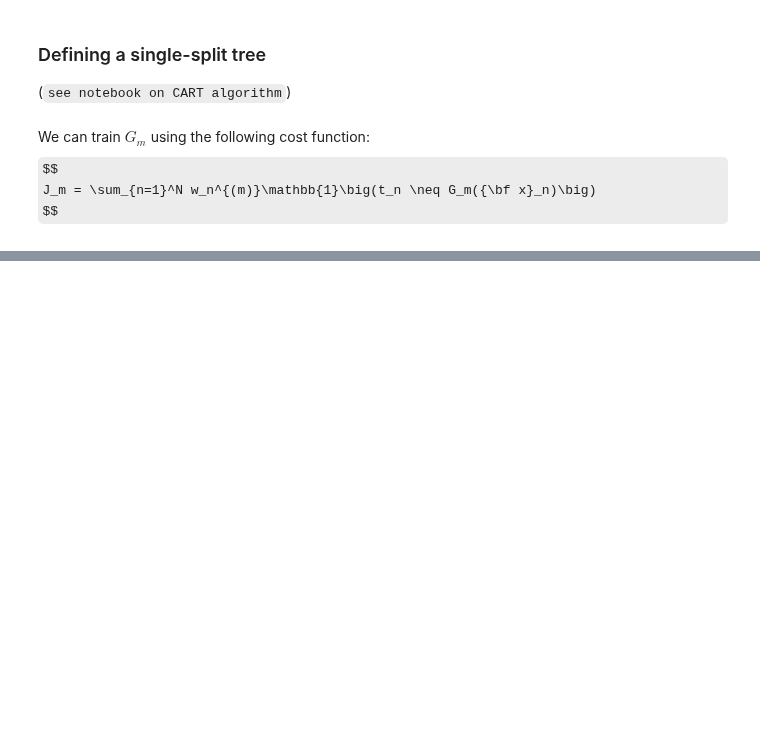
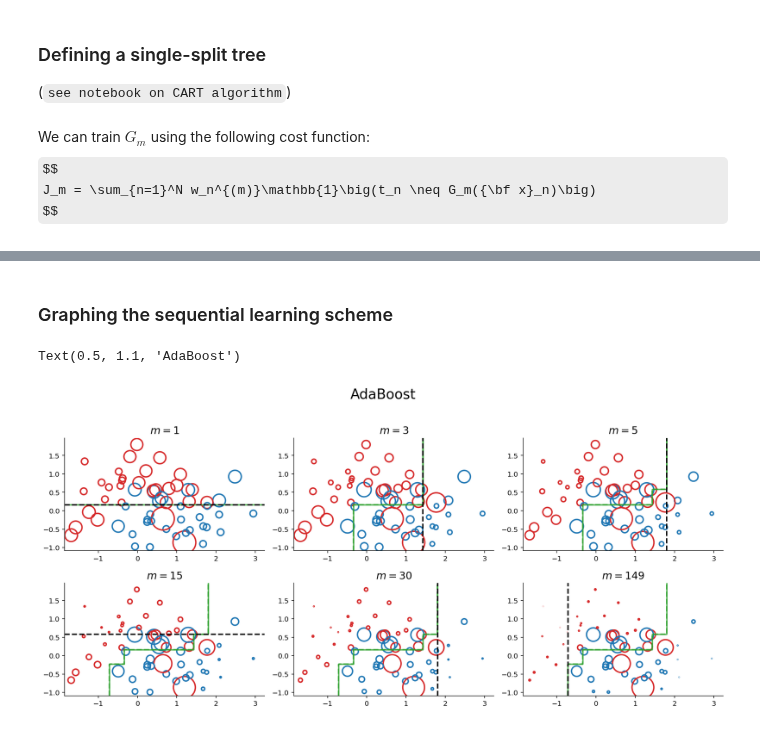
Before and after one commit to gerdm/prml, a Jupyter notebook: chapter14/boosting.ipynb, the cells around one changed output, grey strips where cells are left out. Cells and saved outputs as stored; diff of their text form; code cells hidden in the pictures; some formulas as TeX source; blank space fills up the shorter version.

Commit message:
mod ch14: add sequential learning for boosting

```diff
--- a/chapter14/boosting.ipynb
+++ b/chapter14/boosting.ipynb
@@ -168,0 +170,38 @@ plt.title("AdaBoost Estimation", fontsize=15);
+# %% [markdown]
+### Graphing the sequential learning scheme
+# %%
+n_base_learners = 149
+
+n_learners = [1, 3, 5, 15, 30, 149]
+fig, ax = plt.subplots(2, 3, figsize=(14, 6))
+ax = ax.ravel()
+
+for n_base_learners, axi in zip(n_learners, ax):
+    yhat_grid = adaboost_predict(Xgrid.T.reshape(-1, 2),
+                                 alpha_boost[:n_base_learners],
+                                 index_boost[:n_base_learners],
+                                 cutoff_boost[:n_base_learners])
+    marker_colors = ["tab:red" if yi == -1 else "tab:blue" for yi in y]
+
+    yhat_grid = yhat_grid.reshape(M2, M1).T
+
+    j_cut = index_boost[n_base_learners-1]
+    c_cut = cutoff_boost[n_base_learners-1]
+
+    if j_cut == 1:
+        axi.axhline(y=c_cut, **params)
+    elif j_cut == 0:
+        axi.axvline(x=c_cut, **params)
+
+    size_weights = weights_hist[n_base_learners]
+    size_weights = 1e3 * size_weights / (size_weights.max() - size_weights.min())
+
+    axi.contour(*Xgrid, yhat_grid, colors="tab:green", alpha=0.8, levels=1, linewidths=2)
+    axi.scatter(*X.T, s=size_weights, facecolors="none", edgecolors=marker_colors, linewidth=2)
+    axi.set_title(rf"$m={n_base_learners}$", fontsize=15);
+
+plt.tight_layout()
+plt.suptitle("AdaBoost", y=1.1, fontsize=20)
+# %% [output]
+Text(0.5, 1.1, 'AdaBoost')
+[figure, added]
```
Also changed, not shown: parts of 4 cells of this notebook.
